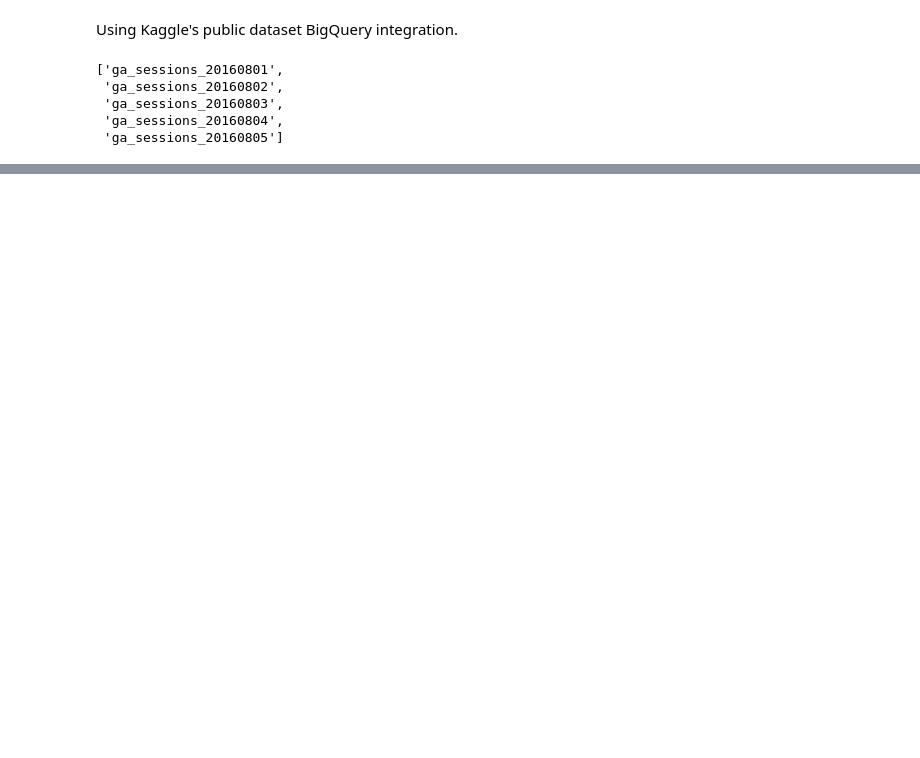
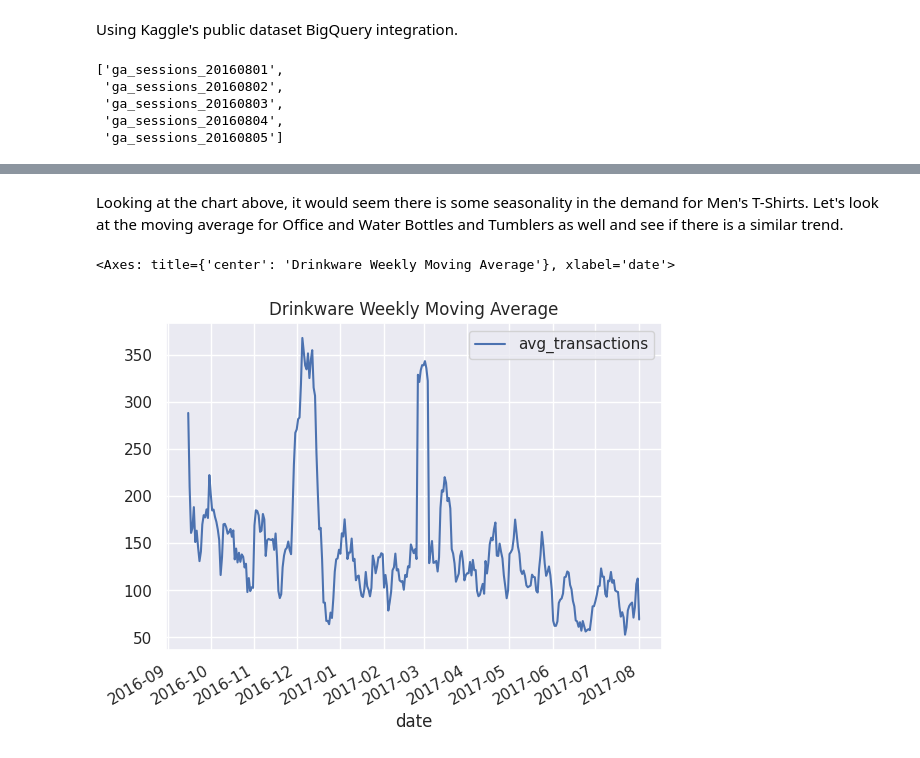
Before and after one commit to jihosuperman/Bigquery-google-analytics-data, a Jupyter notebook: google_analytics_kaggle.ipynb, the cells around one changed output, grey strips where cells are left out. Drawn from its saved outputs; the diff is of its cells as text; code cells hidden in the pictures; blank space fills up the shorter version.

```diff
--- a/google_analytics_kaggle.ipynb
+++ b/google_analytics_kaggle.ipynb
@@ -90,0 +476,37 @@ client.list_rows(table_20160801, max_results=5).to_dataframe()
+# %% [markdown]
+Looking at the chart above, it would seem there is some seasonality in the demand for Men's T-Shirts.</br>
+Let's look at the moving average for Office and Water Bottles and Tumblers as well and see if there is a similar trend.
+# %%
+query = """
+        WITH daily_drinkware_transactions AS
+        (
+        SELECT
+            date,
+            SUM(totals.transactions) AS transactions
+        FROM
+            `bigquery-public-data.google_analytics_sample.ga_sessions_*`,
+                UNNEST(hits) AS hits,
+                UNNEST(hits.product) AS product
+        WHERE
+            _TABLE_SUFFIX BETWEEN '20160801' AND '20170801'
+            AND
+            product.v2ProductCategory = "Home/Drinkware/Water Bottles and Tumblers/"
+        GROUP BY date
+        ORDER BY date
+        )
+        SELECT
+            date,
+            AVG(transactions) OVER (
+                                    ORDER BY date
+                                    ROWS BETWEEN CURRENT ROW AND 7 FOLLOWING
+                                    ) AS avg_transactions
+        FROM
+            daily_drinkware_transactions
+        """
+
+result = client.query(query).result().to_dataframe()
+result['date'] = pd.to_datetime(result['date'])
+result.plot(y='avg_transactions', x='date', kind='line', title='Drinkware Weekly Moving Average')
+# %% [output]
+<Axes: title={'center': 'Drinkware Weekly Moving Average'}, xlabel='date'>
+[figure, added]
```
Also changed, not shown: parts of 49 cells of this notebook.
